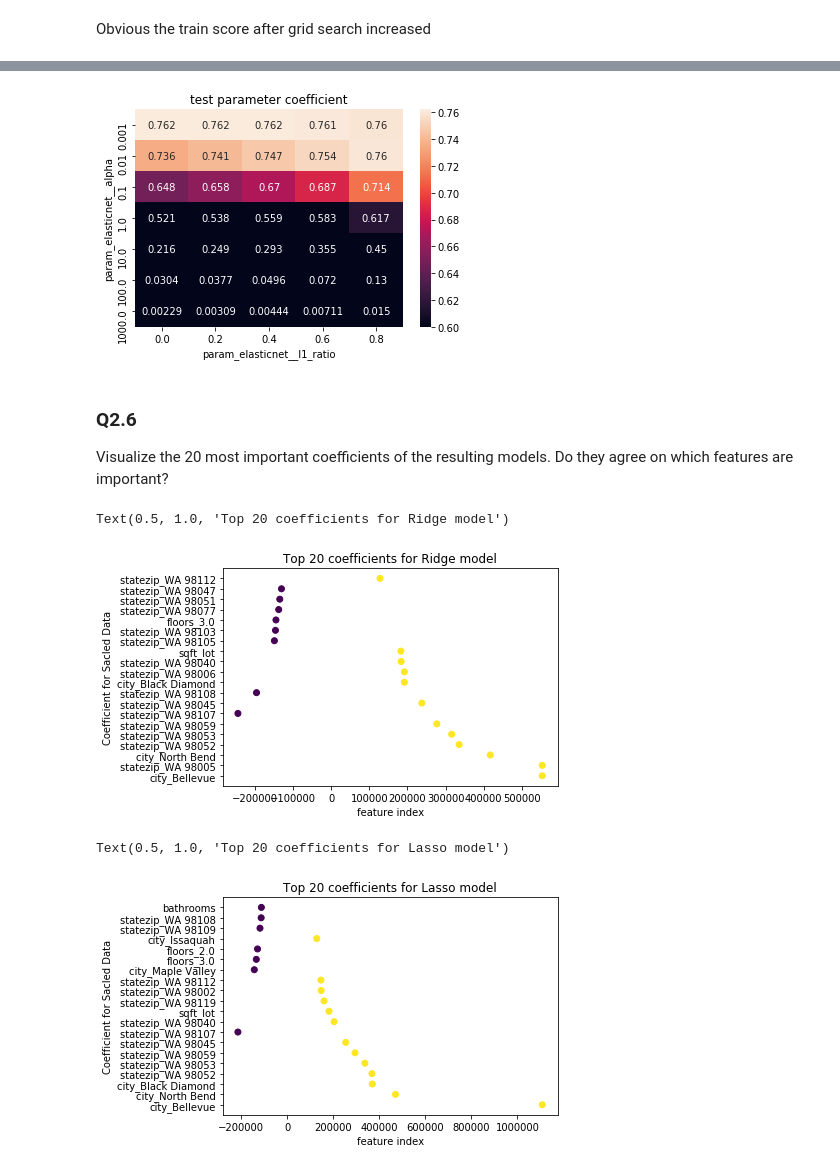
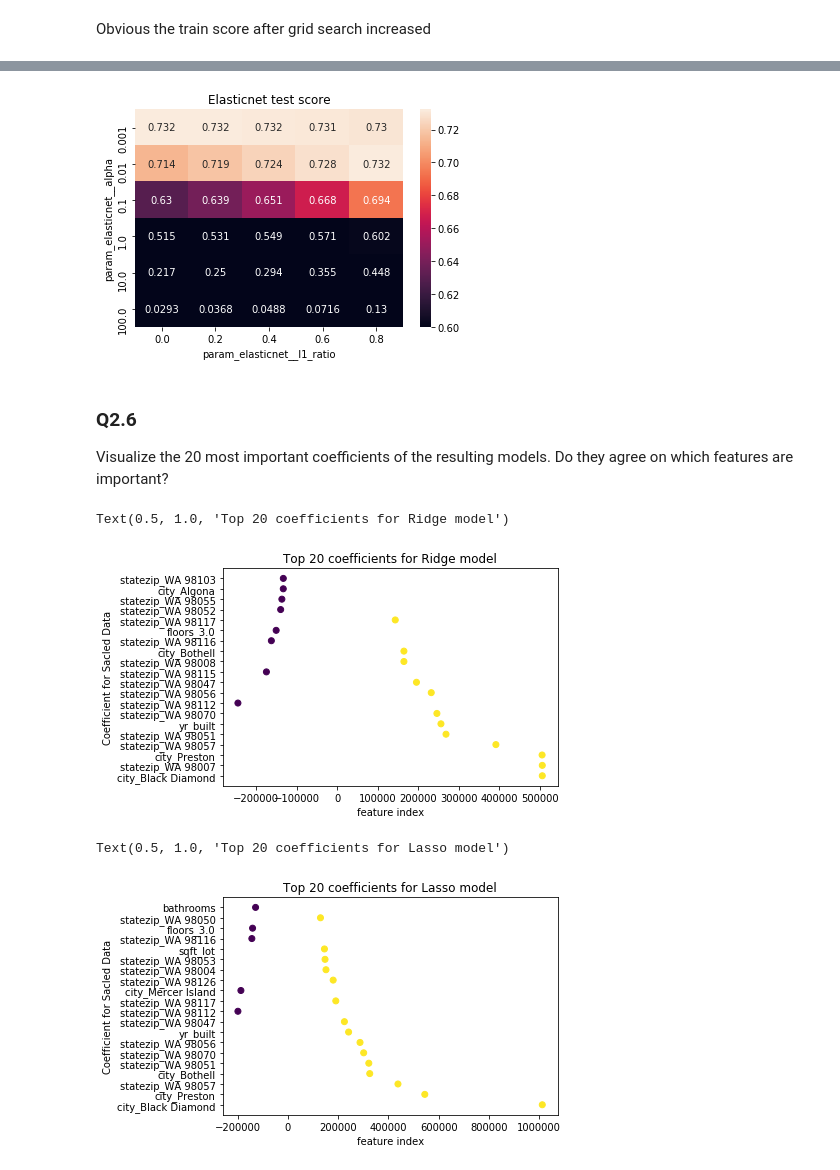
Before and after one commit to mingrui-liu/ColumbiaProject, a Jupyter notebook: AML/HW2/HW2_Q2.ipynb, the cells around one changed output, grey strips where cells are left out. Drawn from its saved outputs; the diff is of its cells as text; code cells hidden in the pictures.

```diff
--- a/AML/HW2/HW2_Q2.ipynb
+++ b/AML/HW2/HW2_Q2.ipynb
@@ -178,7 +184,7 @@ using cross-validation with the default parameters. Does scaling the data (withi
 with StandardScaler help? Use the preprocessing that works best going forward.
 # %%
 ##split train and test
-X_train, X_test, y_train, y_test = train_test_split(X, yrandom_state = 0)
+X_train, X_test, y_train, y_test = train_test_split(X, y,random_state = 0)
 
 cat_preprocessing = make_pipeline(
     SimpleImputer(strategy='constant', fill_value='NA'),
@@ -239,4 +245,8 @@ for index, (model, parameter) in enumerate(model_selection_parameter.items()):
 
     print("The train score of {} is {}, parameter is {}".format(model,grid[index].best_score_,
          grid[index].cv_results_['params'][grid[index].best_index_]))
+
+    test_score = grid[index].score(X_test,y_test)
+    print("The test score of {} is {}".format(model,test_score))
+    print("########################################")
 # %% [output]
@@ -301,7 +310,7 @@ x2 = results['param_lasso__alpha']
 # %%
 results = pd.DataFrame(grid[2].cv_results_)
 results['param_elasticnet__l1_ratio'] = np.round(
-    list(df_para['param_elasticnet__l1_ratio']),1)
+    list(results['param_elasticnet__l1_ratio']),1)
 
 t_train = pd.pivot_table(results,
                          values='mean_train_score', index='param_elasticnet__alpha',
@@ -320,11 +329,11 @@ plt.show()
 # %%
 import seaborn as sns
 ax = plt.axes()
 sns.heatmap(t_test, annot=True, fmt=".3g", vmin=0.6)
-ax.set_title('test parameter coefficient')
+ax.set_title('Elasticnet test score')
 plt.show()
 # %% [output]
-[figure, old version]
+[figure, new version]
 # %% [markdown]
 ### Q2.6
 Visualize the 20 most important coefficients of the resulting models. Do they agree on which
@@ -346,7 +355,7 @@ plt.ylabel('Coefficient for Sacled Data')
 plt.title('Top 20 coefficients for Ridge model')
 # %% [output]
 Text(0.5, 1.0, 'Top 20 coefficients for Ridge model')
-[figure, old version]
+[figure, new version]
 # %%
 coef = np.abs(grid[1].best_estimator_[1].coef_)
 top_coef_idx=list(np.flip(np.argsort(coef)))[:20]
@@ -362,7 +371,7 @@ plt.ylabel('Coefficient for Sacled Data')
 plt.title('Top 20 coefficients for Lasso model')
 # %% [output]
 Text(0.5, 1.0, 'Top 20 coefficients for Lasso model')
-[figure, old version]
+[figure, new version]
 # %%
 coef = np.abs(grid[2].best_estimator_[1].coef_)
 top_coef_idx=list(np.flip(np.argsort(coef)))[:20]
```
Also changed, not shown: parts of 12 cells of this notebook, 3 other files.
